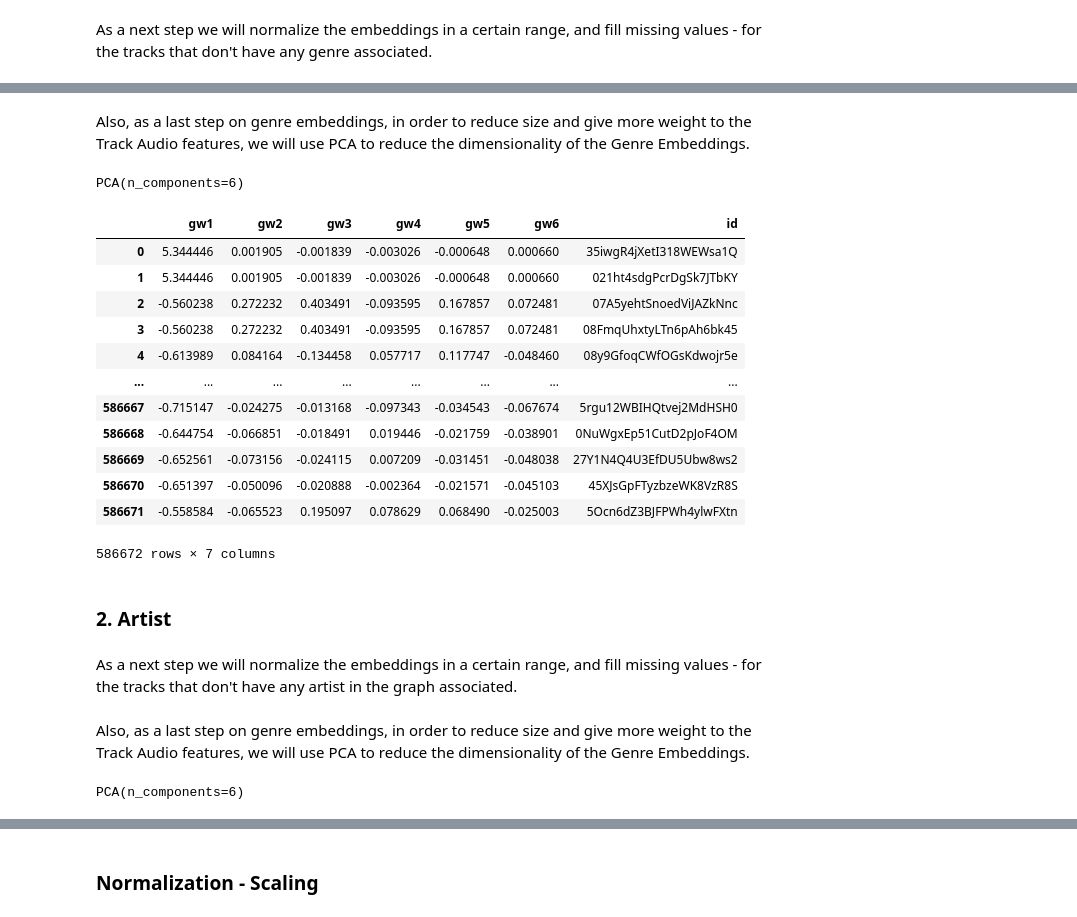
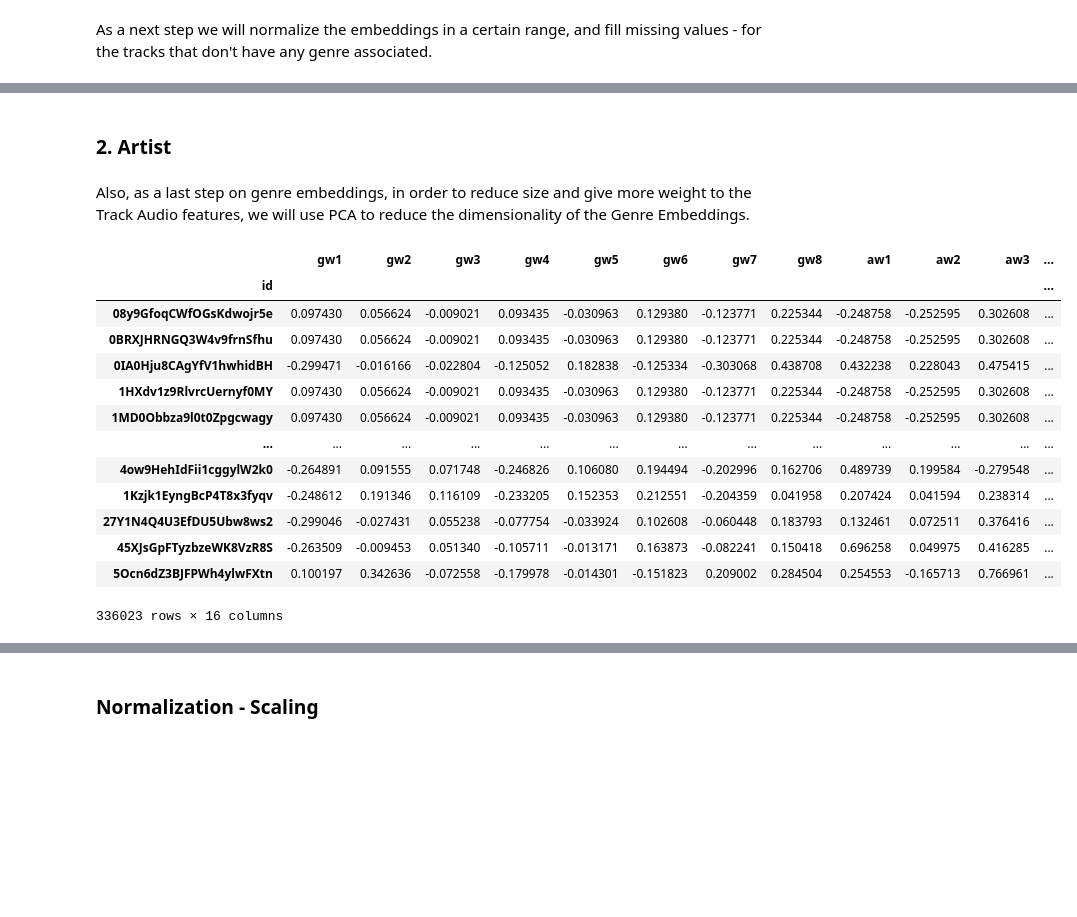
Before and after one commit to taslanidis/Music-Recommender, a Jupyter notebook: analyses/track_representation_vector.ipynb, the cells around one changed output, grey strips where cells are left out. Drawn from its saved outputs; the diff is of its cells as text; code cells hidden in the pictures; blank space fills up the shorter version.

Commit message:
first fully working version of the model

```diff
--- a/analyses/track_representation_vector.ipynb
+++ b/analyses/track_representation_vector.ipynb
@@ -189,0 +188,4 @@ track_genres_embeddings = np.nan_to_num(track_genres_embeddings, nan=-1)
+# %%
+df_db_track_with_genres = pd.DataFrame(list(track_genres_embeddings.values()), columns=[f"gw{i+1}" for i in range(8)])
+df_db_track_with_genres['id'] = list(track_genres_embeddings.keys())
+df_db_track_with_genres
@@ -190,10 +206,17 @@ track_genres_embeddings = np.nan_to_num(track_genres_embeddings, nan=-1)
+# %%
+df_db_tracks = df_db_tracks[df_db_tracks['id'].isin(list(track_genres_embeddings.keys()))]
+# %% [markdown]
+### 2. Artist
+# %%
+# w2v
+track_artist_embeddings = {
+    tid:
+    artist_emb_model.wv.word_vec(artists[0].strip(), norm=True) if artists[0].strip() in artist_emb_model.wv else np.array([np.nan] * w2v_artist_features)
+        for tid, artists in tqdm(zip(df_db_tracks['id'], df_db_tracks['id_artists']), desc="tracks")
+}
+# %%
+track_artist_embeddings = {
+    tid: tvalue for tid, tvalue in track_artist_embeddings.items() if not np.isnan(tvalue).any()
+}
 # %% [markdown]
 Also, as a last step on genre embeddings, in order to reduce size and give more weight to the Track Audio features, we will use PCA to reduce the dimensionality of the Genre Embeddings.
-# %%
-from sklearn.decomposition import PCA
-
-pca_model = PCA(n_components=6)
-
-pca_model.fit(track_genres_embeddings)
-# %% [output]
-PCA(n_components=6)
@@ -202,20 +223,22 @@ pca_reduced_track_genres_embeddings = pca_model.transform(track_genres_embedding
 # %%
-df_db_track_with_genres = pd.DataFrame(pca_reduced_track_genres_embeddings, columns=[f"gw{i+1}" for i in range(pca_reduced_track_genres_embeddings.shape[1])])
-df_db_track_with_genres['id'] = df_db_tracks['id'].to_list()
+df_db_track_with_artist = pd.DataFrame(list(track_artist_embeddings.values()), columns=[f"aw{i+1}" for i in range(8)])
+df_db_track_with_artist['id'] = list(track_artist_embeddings.keys())
+
+df_db_track_with_genres = pd.merge(df_db_track_with_genres, df_db_track_with_artist, how='inner', on='id')
+df_db_track_with_genres.set_index('id', inplace=True)
 df_db_track_with_genres
 # %% [output]
-|  | gw1 | gw2 | gw3 | gw4 | gw5 | gw6 | id |
-| 0 | 5.344446 | 0.001905 | -0.001839 | -0.003026 | -0.000648 | 0.000660 | 35iwgR4jXetI318WEWsa1Q |
-| 1 | 5.344446 | 0.001905 | -0.001839 | -0.003026 | -0.000648 | 0.000660 | 021ht4sdgPcrDgSk7JTbKY |
-| 2 | -0.560238 | 0.272232 | 0.403491 | -0.093595 | 0.167857 | 0.072481 | 07A5yehtSnoedViJAZkNnc |
-| 3 | -0.560238 | 0.272232 | 0.403491 | -0.093595 | 0.167857 | 0.072481 | 08FmqUhxtyLTn6pAh6bk45 |
-| 4 | -0.613989 | 0.084164 | -0.134458 | 0.057717 | 0.117747 | -0.048460 | 08y9GfoqCWfOGsKdwojr5e |
-| ... | ... | ... | ... | ... | ... | ... | ... |
-| 586667 | -0.715147 | -0.024275 | -0.013168 | -0.097343 | -0.034543 | -0.067674 | 5rgu12WBIHQtvej2MdHSH0 |
-| 586668 | -0.644754 | -0.066851 | -0.018491 | 0.019446 | -0.021759 | -0.038901 | 0NuWgxEp51CutD2pJoF4OM |
-| 586669 | -0.652561 | -0.073156 | -0.024115 | 0.007209 | -0.031451 | -0.048038 | 27Y1N4Q4U3EfDU5Ubw8ws2 |
-| 586670 | -0.651397 | -0.050096 | -0.020888 | -0.002364 | -0.021571 | -0.045103 | 45XJsGpFTyzbzeWK8VzR8S |
-| 586671 | -0.558584 | -0.065523 | 0.195097 | 0.078629 | 0.068490 | -0.025003 | 5Ocn6dZ3BJFPWh4ylwFXtn |
+|  | gw1 | gw2 | gw3 | gw4 | gw5 | gw6 | gw7 | gw8 | aw1 | aw2 | aw3 | ... |
+| id |  |  |  |  |  |  |  |  |  |  |  | ... |
+| 08y9GfoqCWfOGsKdwojr5e | 0.097430 | 0.056624 | -0.009021 | 0.093435 | -0.030963 | 0.129380 | -0.123771 | 0.225344 | -0.248758 | -0.252595 | 0.302608 | ... |
+| 0BRXJHRNGQ3W4v9frnSfhu | 0.097430 | 0.056624 | -0.009021 | 0.093435 | -0.030963 | 0.129380 | -0.123771 | 0.225344 | -0.248758 | -0.252595 | 0.302608 | ... |
+| 0IA0Hju8CAgYfV1hwhidBH | -0.299471 | -0.016166 | -0.022804 | -0.125052 | 0.182838 | -0.125334 | -0.303068 | 0.438708 | 0.432238 | 0.228043 | 0.475415 | ... |
+| 1HXdv1z9RlvrcUernyf0MY | 0.097430 | 0.056624 | -0.009021 | 0.093435 | -0.030963 | 0.129380 | -0.123771 | 0.225344 | -0.248758 | -0.252595 | 0.302608 | ... |
+| 1MD0Obbza9l0t0Zpgcwagy | 0.097430 | 0.056624 | -0.009021 | 0.093435 | -0.030963 | 0.129380 | -0.123771 | 0.225344 | -0.248758 | -0.252595 | 0.302608 | ... |
+| ... | ... | ... | ... | ... | ... | ... | ... | ... | ... | ... | ... | ... |
+| 4ow9HehIdFii1cggylW2k0 | -0.264891 | 0.091555 | 0.071748 | -0.246826 | 0.106080 | 0.194494 | -0.202996 | 0.162706 | 0.489739 | 0.199584 | -0.279548 | ... |
+| 1Kzjk1EyngBcP4T8x3fyqv | -0.248612 | 0.191346 | 0.116109 | -0.233205 | 0.152353 | 0.212551 | -0.204359 | 0.041958 | 0.207424 | 0.041594 | 0.238314 | ... |
+| 27Y1N4Q4U3EfDU5Ubw8ws2 | -0.299046 | -0.027431 | 0.055238 | -0.077754 | -0.033924 | 0.102608 | -0.060448 | 0.183793 | 0.132461 | 0.072511 | 0.376416 | ... |
+| 45XJsGpFTyzbzeWK8VzR8S | -0.263509 | -0.009453 | 0.051340 | -0.105711 | -0.013171 | 0.163873 | -0.082241 | 0.150418 | 0.696258 | 0.049975 | 0.416285 | ... |
+| 5Ocn6dZ3BJFPWh4ylwFXtn | 0.100197 | 0.342636 | -0.072558 | -0.179978 | -0.014301 | -0.151823 | 0.209002 | 0.284504 | 0.254553 | -0.165713 | 0.766961 | ... |
-586672 rows × 7 columns
+336023 rows × 16 columns
-# %% [markdown]
-### 2. Artist
@@ -228,2 +244,0 @@ track_artist_embeddings = [
-# %% [markdown]
-As a next step we will normalize the embeddings in a certain range, and fill missing values - for the tracks that don't have any artist in the graph associated.
@@ -237,10 +244,0 @@ track_artist_embeddings = np.nan_to_num(track_artist_embeddings, nan=-1)
-# %% [markdown]
-Also, as a last step on genre embeddings, in order to reduce size and give more weight to the Track Audio features, we will use PCA to reduce the dimensionality of the Genre Embeddings.
-# %%
-from sklearn.decomposition import PCA
-
-pca_model_artist = PCA(n_components=6)
-
-pca_model_artist.fit(track_artist_embeddings)
-# %% [output]
-PCA(n_components=6)
```
Also changed, not shown: parts of 24 cells of this notebook, 15 other files.
